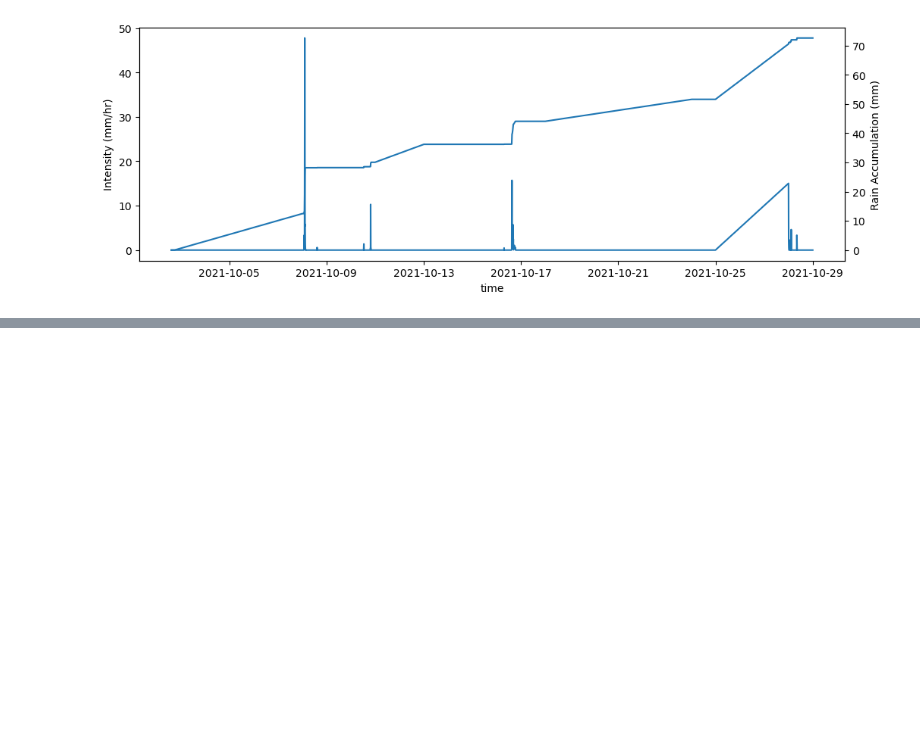
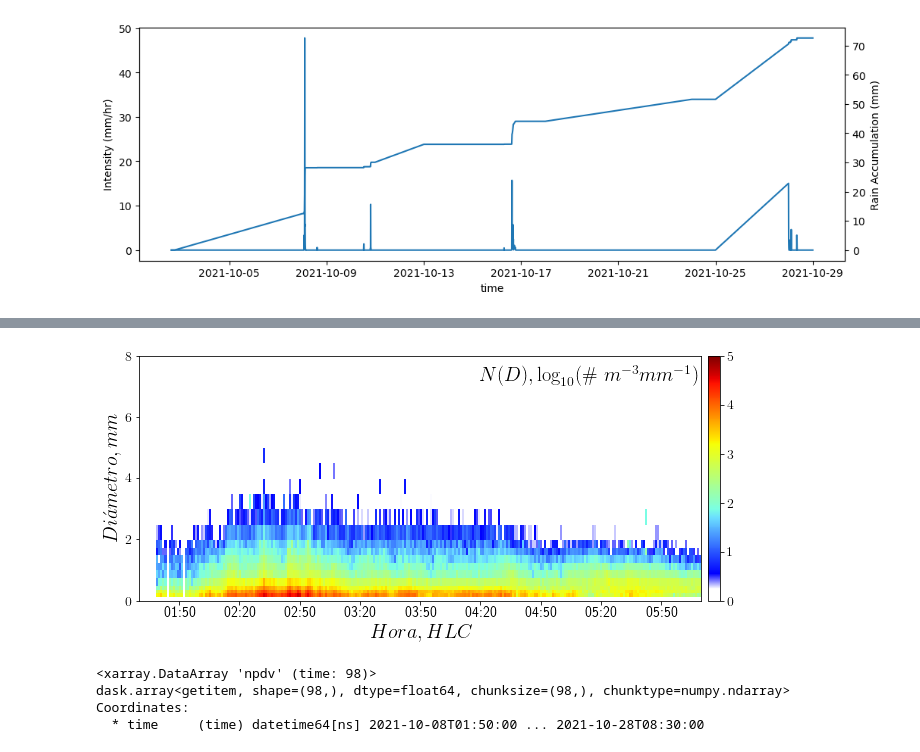
Before and after one commit to aladinor/parsivel2zarr, a Jupyter notebook: notebooks/Parsivel_plot.ipynb, the cells around one changed output, grey strips where cells are left out. Drawn from its saved outputs; the diff is of its cells as text; code cells hidden in the pictures; blank space fills up the shorter version.

```diff
--- a/notebooks/Parsivel_plot.ipynb
+++ b/notebooks/Parsivel_plot.ipynb
@@ -182,0 +182,11 @@ add_colorbar_outside(cbar, ax0, 'Log10(N(D))')
+# %%
+Image("../figs/download.png")
+# %% [output]
+[figure, added]
+# %%
+start, end = get_events(ds_par)
+# %% [output]
+<xarray.DataArray 'npdv' (time: 98)>
+dask.array<getitem, shape=(98,), dtype=float64, chunksize=(98,), chunktype=numpy.ndarray>
+Coordinates:
+  * time     (time) datetime64[ns] 2021-10-08T01:50:00 ... 2021-10-28T08:30:00
```
Also changed, not shown: parts of 8 cells of this notebook.
